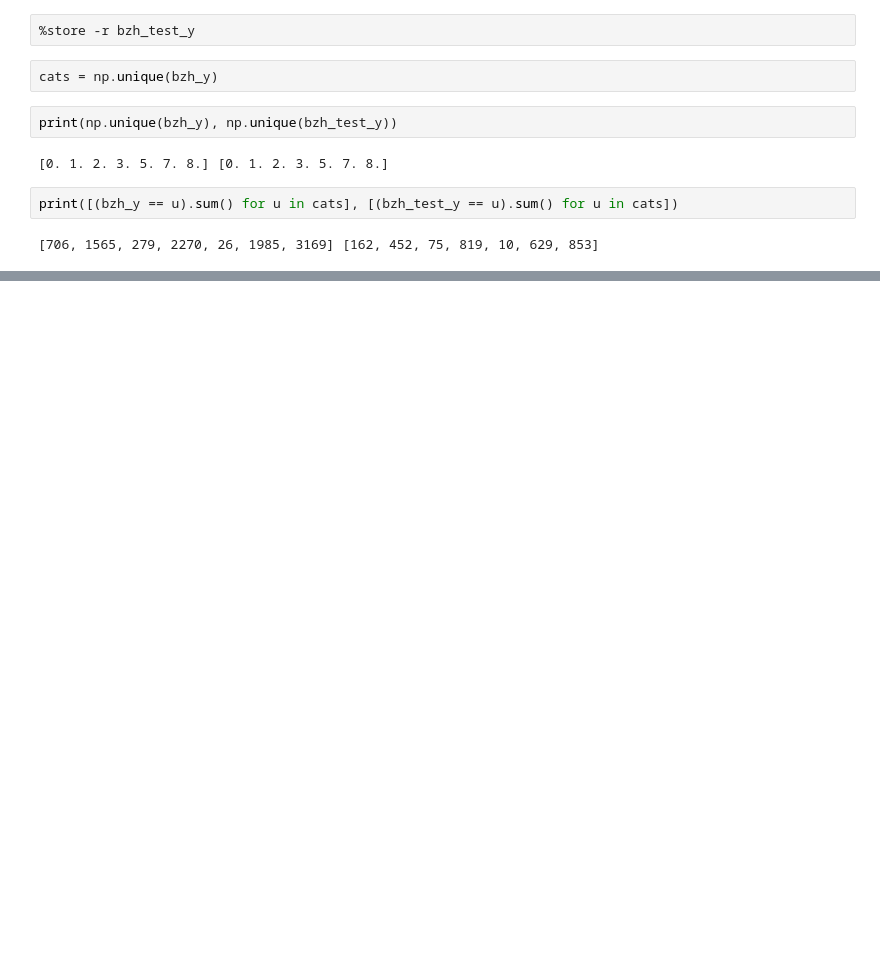
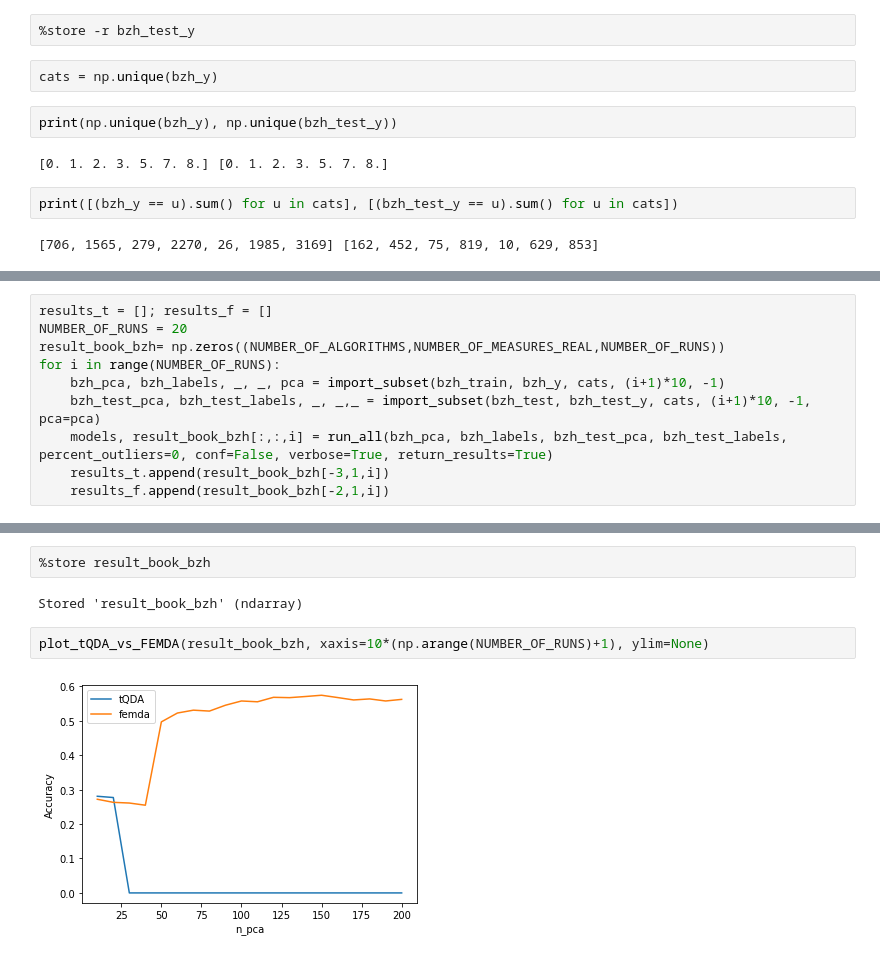
Before and after one commit to Andrewwango/femda, a Jupyter notebook: python/experiments_breizhcrops.ipynb, the cells around one changed output, grey strips where cells are left out. Cells and saved outputs as stored; diff of their text form; blank space fills up the shorter version.

```diff
--- a/python/experiments_breizhcrops.ipynb
+++ b/python/experiments_breizhcrops.ipynb
@@ -95,0 +70,10 @@ QDA
+# %%
+results_t = []; results_f = []
+NUMBER_OF_RUNS = 20
+result_book_bzh= np.zeros((NUMBER_OF_ALGORITHMS,NUMBER_OF_MEASURES_REAL,NUMBER_OF_RUNS))
+for i in range(NUMBER_OF_RUNS):
+    bzh_pca, bzh_labels, _, _, pca = import_subset(bzh_train, bzh_y, cats, (i+1)*10, -1)
+    bzh_test_pca, bzh_test_labels, _, _,_ = import_subset(bzh_test, bzh_test_y, cats, (i+1)*10, -1, pca=pca)
+    models, result_book_bzh[:,:,i] = run_all(bzh_pca, bzh_labels, bzh_test_pca, bzh_test_labels, percent_outliers=0, conf=False, verbose=True, return_results=True)
+    results_t.append(result_book_bzh[-3,1,i])
+    results_f.append(result_book_bzh[-2,1,i])
@@ -95,0 +98,8 @@ QDA
+# %%
+%store result_book_bzh
+# %% [output]
+Stored 'result_book_bzh' (ndarray)
+# %%
+plot_tQDA_vs_FEMDA(result_book_bzh, xaxis=10*(np.arange(NUMBER_OF_RUNS)+1), ylim=None)
+# %% [output]
+[figure, added]
```
Also changed, not shown: parts of 14 cells of this notebook, 4 other files.
